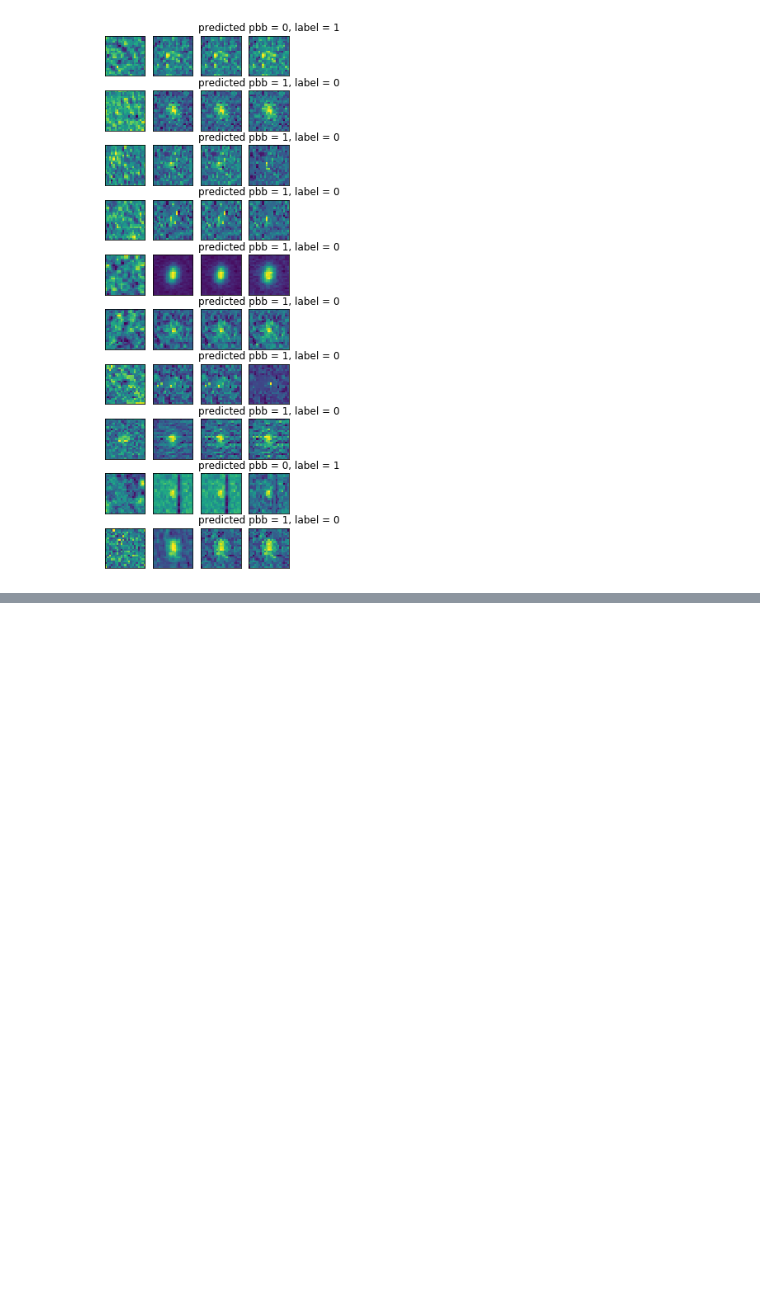
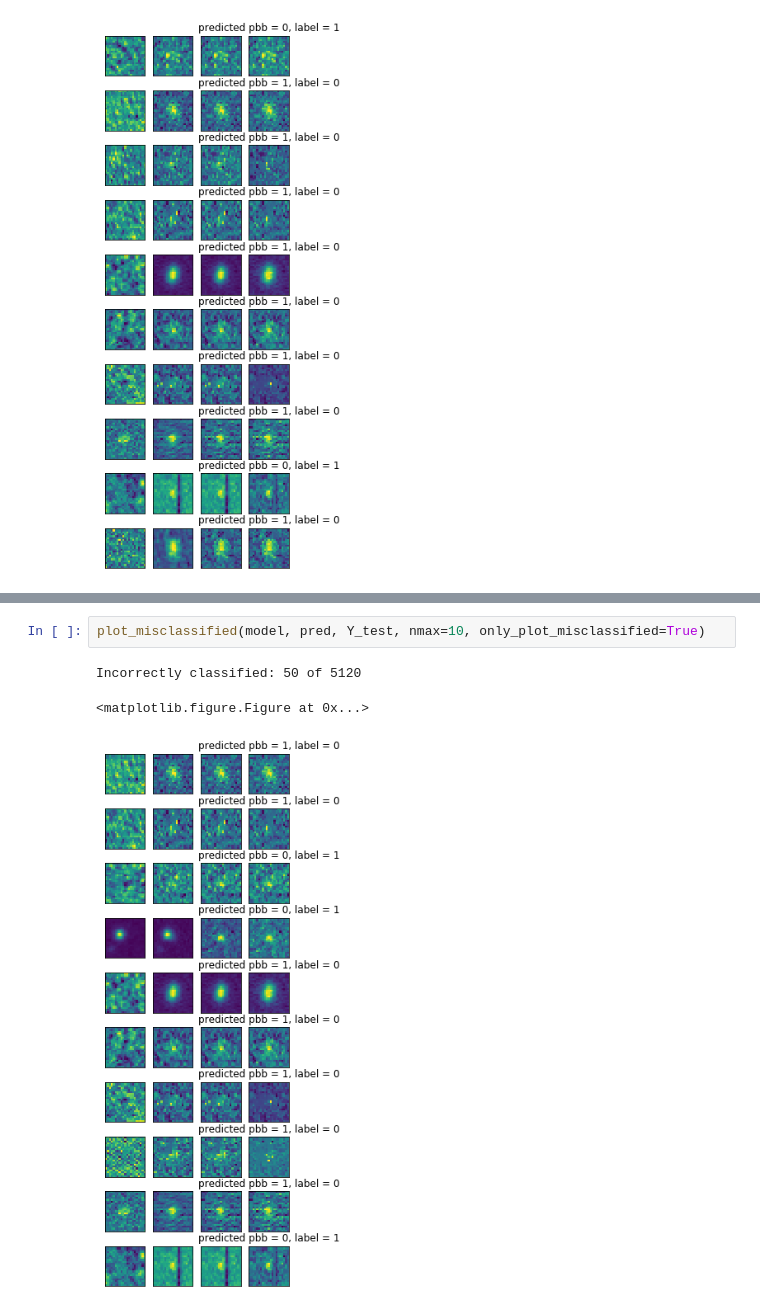
Before and after one commit to djreiss/CNN_HiTS_demo, a Jupyter notebook: CNN_HiTS_demo_big-datagen.ipynb, the cells around one changed output, grey strips where cells are left out. Cells and saved outputs as stored; diff of their text form; blank space fills up the shorter version.

```diff
--- a/CNN_HiTS_demo_big-datagen.ipynb
+++ b/CNN_HiTS_demo_big-datagen.ipynb
@@ -426,0 +468,6 @@ plot_misclassified(model, pred, Y_test, nmax=10, only_plot_misclassified=True)
+# %%
+plot_misclassified(model, pred, Y_test, nmax=10, only_plot_misclassified=True)
+# %% [output]
+Incorrectly classified: 50 of 5120
+<matplotlib.figure.Figure at 0x...>
+[figure, added]
```
Also changed, not shown: parts of 5 cells of this notebook, 1 other file.
